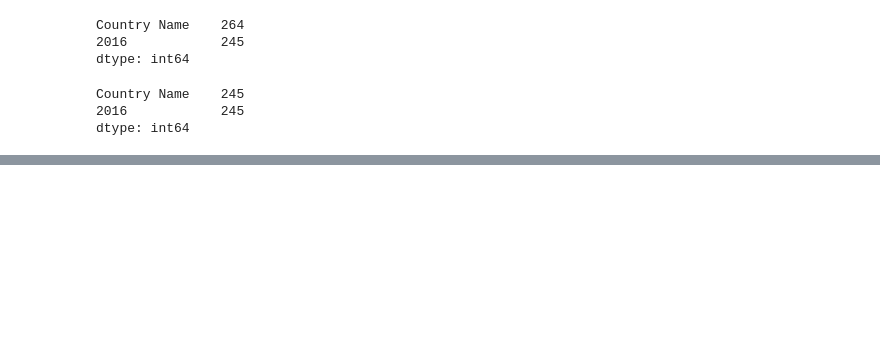
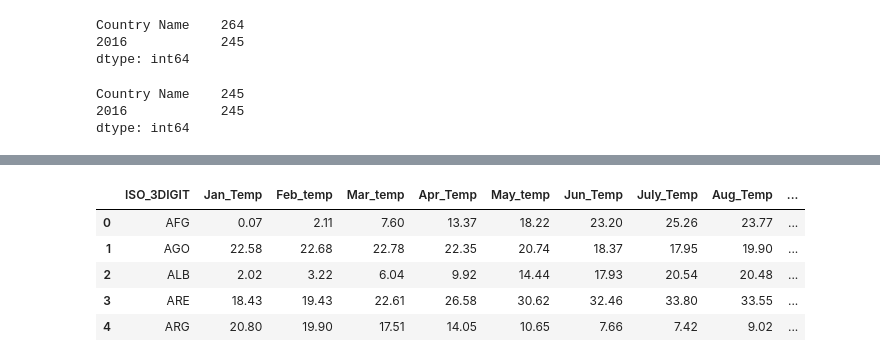
Before and after one commit to rdhaliwal96/group_collaboration, a Jupyter notebook: larisa/country_population_analysis.ipynb, the cells around one changed output, grey strips where cells are left out. Drawn from its saved outputs; the diff is of its cells as text; code cells hidden in the pictures; blank space fills up the shorter version.

```diff
--- a/larisa/country_population_analysis.ipynb
+++ b/larisa/country_population_analysis.ipynb
@@ -100,0 +165,11 @@ plt.show()
+# %%
+temperature_file = 'Resources/cckp_historical_data_0.csv'
+temperature = pd.read_csv(temperature_file)
+temperature.head()
+# %% [output]
+|  | ISO_3DIGIT | Jan_Temp | Feb_temp | Mar_temp | Apr_Temp | May_temp | Jun_Temp | July_Temp | Aug_Temp | ... |
+| 0 | AFG | 0.07 | 2.11 | 7.60 | 13.37 | 18.22 | 23.20 | 25.26 | 23.77 | ... |
+| 1 | AGO | 22.58 | 22.68 | 22.78 | 22.35 | 20.74 | 18.37 | 17.95 | 19.90 | ... |
+| 2 | ALB | 2.02 | 3.22 | 6.04 | 9.92 | 14.44 | 17.93 | 20.54 | 20.48 | ... |
+| 3 | ARE | 18.43 | 19.43 | 22.61 | 26.58 | 30.62 | 32.46 | 33.80 | 33.55 | ... |
+| 4 | ARG | 20.80 | 19.90 | 17.51 | 14.05 | 10.65 | 7.66 | 7.42 | 9.02 | ... |
```
Also changed, not shown: parts of 21 cells of this notebook, 6 other files.
